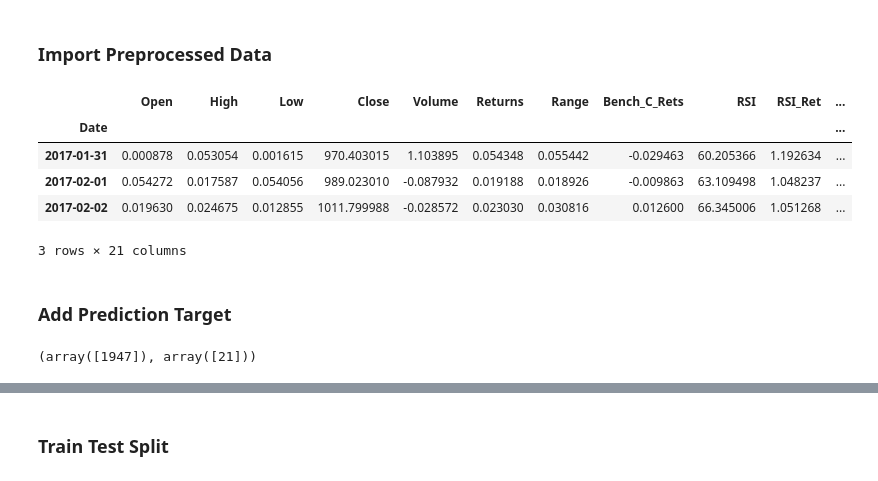
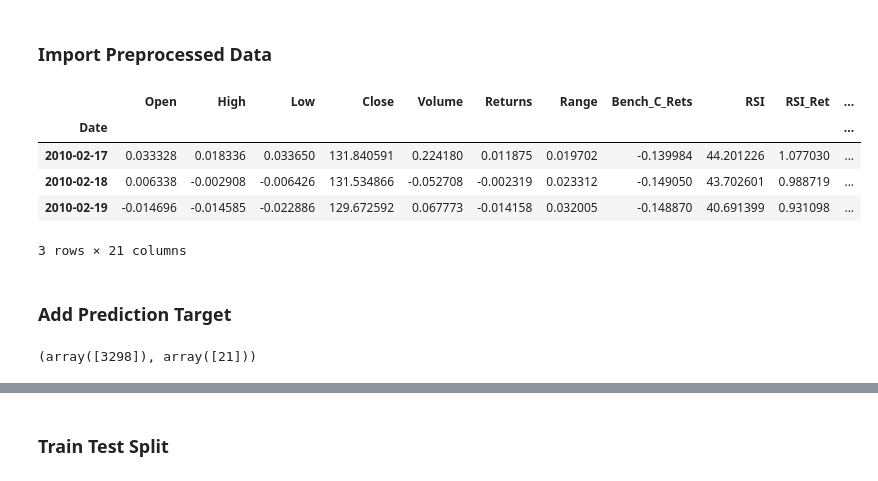
Before and after one commit to vvvipindsm/angle_one_algp, a Jupyter notebook: MLTrading/CODE/2_Supervised/2-XGBOOST-Feature-Selection.ipynb, the cells around one changed output, grey strips where cells are left out. Saved outputs shown, nothing was run; the diff lists cells and outputs as text; code cells hidden in the pictures.

```diff
--- a/MLTrading/CODE/2_Supervised/2-XGBOOST-Feature-Selection.ipynb
+++ b/MLTrading/CODE/2_Supervised/2-XGBOOST-Feature-Selection.ipynb
@@ -25,15 +25,17 @@ import matplotlib.pyplot as plt
 # %% [markdown]
 ### Import Preprocessed Data
 # %%
-df = pd.read_csv("data/BTC-USD.csv")
+symbol = "TATAMOTORS.NS"
+
+df = pd.read_csv("data/{}.csv".format(symbol))
 df.set_index("Date", inplace=True)
 df.head(3)
 # %% [output]
 |  | Open | High | Low | Close | Volume | Returns | Range | Bench_C_Rets | RSI | RSI_Ret | ... |
 | Date |  |  |  |  |  |  |  |  |  |  | ... |
-| 2017-01-31 | 0.000878 | 0.053054 | 0.001615 | 970.403015 | 1.103895 | 0.054348 | 0.055442 | -0.029463 | 60.205366 | 1.192634 | ... |
-| 2017-02-01 | 0.054272 | 0.017587 | 0.054056 | 989.023010 | -0.087932 | 0.019188 | 0.018926 | -0.009863 | 63.109498 | 1.048237 | ... |
-| 2017-02-02 | 0.019630 | 0.024675 | 0.012855 | 1011.799988 | -0.028572 | 0.023030 | 0.030816 | 0.012600 | 66.345006 | 1.051268 | ... |
+| 2010-02-17 | 0.033328 | 0.018336 | 0.033650 | 131.840591 | 0.224180 | 0.011875 | 0.019702 | -0.139984 | 44.201226 | 1.077030 | ... |
+| 2010-02-18 | 0.006338 | -0.002908 | -0.006426 | 131.534866 | -0.052708 | -0.002319 | 0.023312 | -0.149050 | 43.702601 | 0.988719 | ... |
+| 2010-02-19 | -0.014696 | -0.014585 | -0.022886 | 129.672592 | 0.067773 | -0.014158 | 0.032005 | -0.148870 | 40.691399 | 0.931098 | ... |
 3 rows × 21 columns
 # %% [markdown]
 ### Add Prediction Target
@@ -46,7 +48,7 @@ df.loc[df["Range"].shift(-1) <= df["Avg_Range"], "TARGET"] = 0
 nan_location = np.where(np.isnan(df))
 nan_location
 # %% [output]
-(array([1947]), array([21]))
+(array([3298]), array([21]))
 # %%
 # Fill NA
 df["TARGET"].fillna(0, inplace=True)
```
Also changed, not shown: parts of 9 cells of this notebook, 3 other files.
